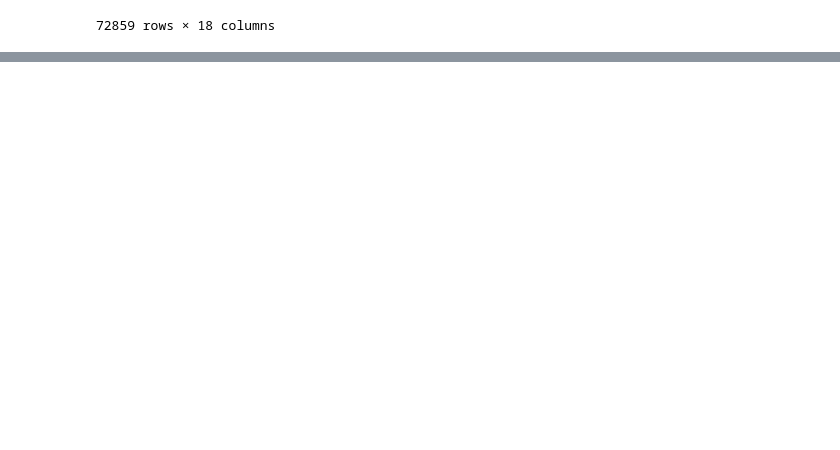
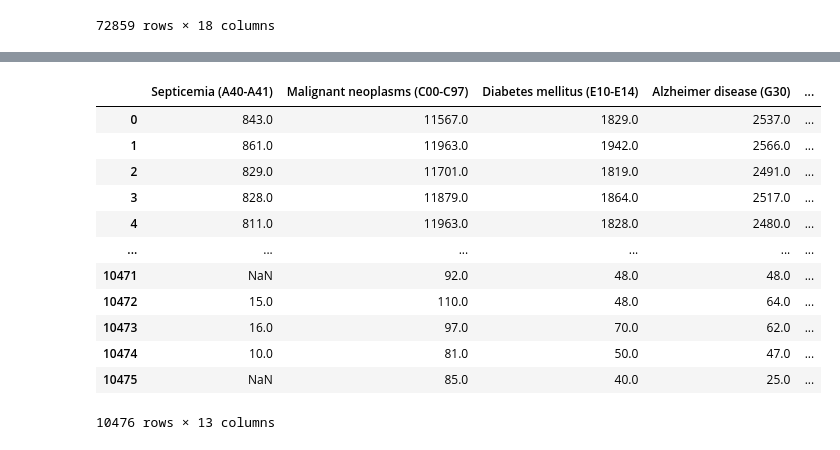
Before and after one commit to DoricesPieces/ClinicalTrials, a Jupyter notebook: Alternative Therapies analysis.ipynb, the cells around one changed output, grey strips where cells are left out. Saved outputs shown, nothing was run; the diff lists cells and outputs as text; code cells hidden in the pictures; blank space fills up the shorter version.

Commit message:
Removed columns

```diff
--- a/Alternative Therapies analysis.ipynb
+++ b/Alternative Therapies analysis.ipynb
@@ -55,0 +193,19 @@ result
+# %%
+deathcolstodrop = ["Data As Of","Jurisdiction of Occurrence","MMWR Year","MMWR Week","Week Ending Date","All Cause","Natural Cause","flag_allcause","flag_natcause","flag_sept","flag_neopl","flag_diab","flag_alz","flag_inflpn","flag_clrd","flag_otherresp","flag_nephr","flag_otherunk","flag_hd","flag_stroke","flag_cov19mcod","flag_cov19ucod"]
+
+deaths = deaths.drop(columns= deathcolstodrop)
+deaths
+# %% [output]
+|  | Septicemia (A40-A41) | Malignant neoplasms (C00-C97) | Diabetes mellitus (E10-E14) | Alzheimer disease (G30) | ... |
+| 0 | 843.0 | 11567.0 | 1829.0 | 2537.0 | ... |
+| 1 | 861.0 | 11963.0 | 1942.0 | 2566.0 | ... |
+| 2 | 829.0 | 11701.0 | 1819.0 | 2491.0 | ... |
+| 3 | 828.0 | 11879.0 | 1864.0 | 2517.0 | ... |
+| 4 | 811.0 | 11963.0 | 1828.0 | 2480.0 | ... |
+| ... | ... | ... | ... | ... | ... |
+| 10471 | NaN | 92.0 | 48.0 | 48.0 | ... |
+| 10472 | 15.0 | 110.0 | 48.0 | 64.0 | ... |
+| 10473 | 16.0 | 97.0 | 70.0 | 62.0 | ... |
+| 10474 | 10.0 | 81.0 | 50.0 | 47.0 | ... |
+| 10475 | NaN | 85.0 | 40.0 | 25.0 | ... |
+10476 rows × 13 columns
```
Also changed, not shown: parts of 12 cells of this notebook, 2 other files.
